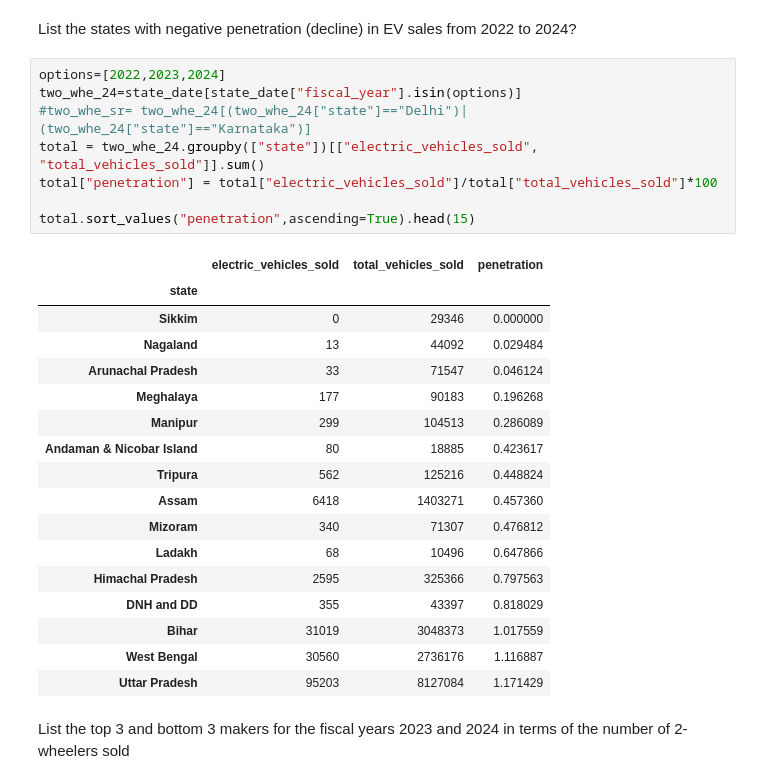
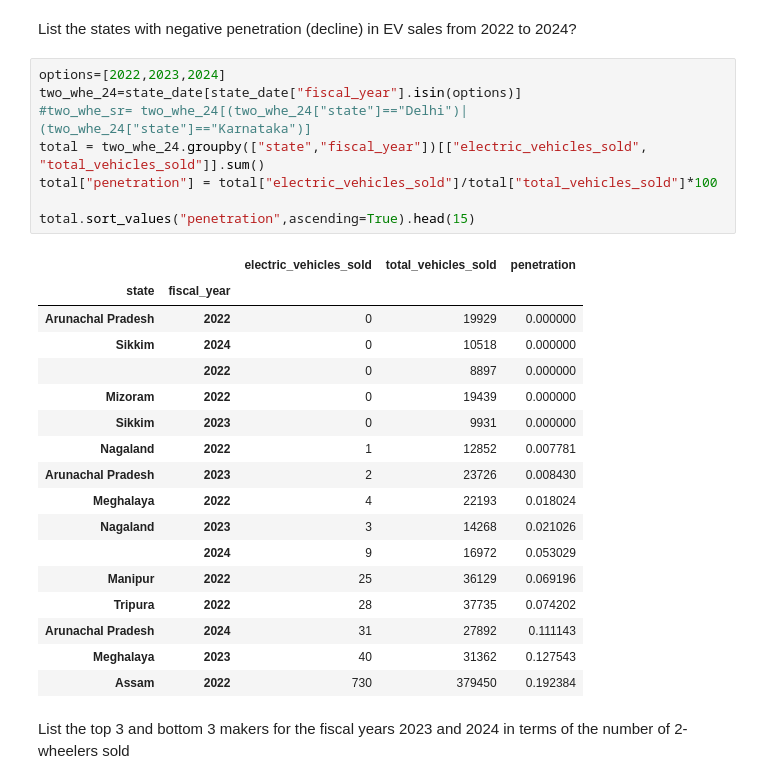
Before and after one commit to giriprasathd/Pyspark_projects, a Jupyter notebook: Challenge/main.ipynb, the cells around one changed output. Saved outputs shown, nothing was run; the diff lists cells and outputs as text.

```diff
--- a/Challenge/main.ipynb
+++ b/Challenge/main.ipynb
@@ -147,29 +148,29 @@ to 2024?
 # %%
 options=[2022,2023,2024]
 two_whe_24=state_date[state_date["fiscal_year"].isin(options)]
 #two_whe_sr= two_whe_24[(two_whe_24["state"]=="Delhi")|(two_whe_24["state"]=="Karnataka")]
-total = two_whe_24.groupby(["state"])[["electric_vehicles_sold", "total_vehicles_sold"]].sum()
+total = two_whe_24.groupby(["state","fiscal_year"])[["electric_vehicles_sold", "total_vehicles_sold"]].sum()
 total["penetration"] = total["electric_vehicles_sold"]/total["total_vehicles_sold"]*100
 
 total.sort_values("penetration",ascending=True).head(15)
 # %% [output]
-|  | electric_vehicles_sold | total_vehicles_sold | penetration |
-| state |  |  |  |
-| Sikkim | 0 | 29346 | 0.000000 |
-| Nagaland | 13 | 44092 | 0.029484 |
-| Arunachal Pradesh | 33 | 71547 | 0.046124 |
-| Meghalaya | 177 | 90183 | 0.196268 |
-| Manipur | 299 | 104513 | 0.286089 |
-| Andaman & Nicobar Island | 80 | 18885 | 0.423617 |
-| Tripura | 562 | 125216 | 0.448824 |
-| Assam | 6418 | 1403271 | 0.457360 |
-| Mizoram | 340 | 71307 | 0.476812 |
-| Ladakh | 68 | 10496 | 0.647866 |
-| Himachal Pradesh | 2595 | 325366 | 0.797563 |
-| DNH and DD | 355 | 43397 | 0.818029 |
-| Bihar | 31019 | 3048373 | 1.017559 |
-| West Bengal | 30560 | 2736176 | 1.116887 |
-| Uttar Pradesh | 95203 | 8127084 | 1.171429 |
+|  |  | electric_vehicles_sold | total_vehicles_sold | penetration |
+| state | fiscal_year |  |  |  |
+| Arunachal Pradesh | 2022 | 0 | 19929 | 0.000000 |
+| Sikkim | 2024 | 0 | 10518 | 0.000000 |
+|  | 2022 | 0 | 8897 | 0.000000 |
+| Mizoram | 2022 | 0 | 19439 | 0.000000 |
+| Sikkim | 2023 | 0 | 9931 | 0.000000 |
+| Nagaland | 2022 | 1 | 12852 | 0.007781 |
+| Arunachal Pradesh | 2023 | 2 | 23726 | 0.008430 |
+| Meghalaya | 2022 | 4 | 22193 | 0.018024 |
+| Nagaland | 2023 | 3 | 14268 | 0.021026 |
+|  | 2024 | 9 | 16972 | 0.053029 |
+| Manipur | 2022 | 25 | 36129 | 0.069196 |
+| Tripura | 2022 | 28 | 37735 | 0.074202 |
+| Arunachal Pradesh | 2024 | 31 | 27892 | 0.111143 |
+| Meghalaya | 2023 | 40 | 31362 | 0.127543 |
+| Assam | 2022 | 730 | 379450 | 0.192384 |
 # %% [markdown]
 List the top 3 and bottom 3 makers for the fiscal years 2023 and 2024 in
 terms of the number of 2-wheelers sold
```
Also changed, not shown: parts of 8 cells of this notebook.
